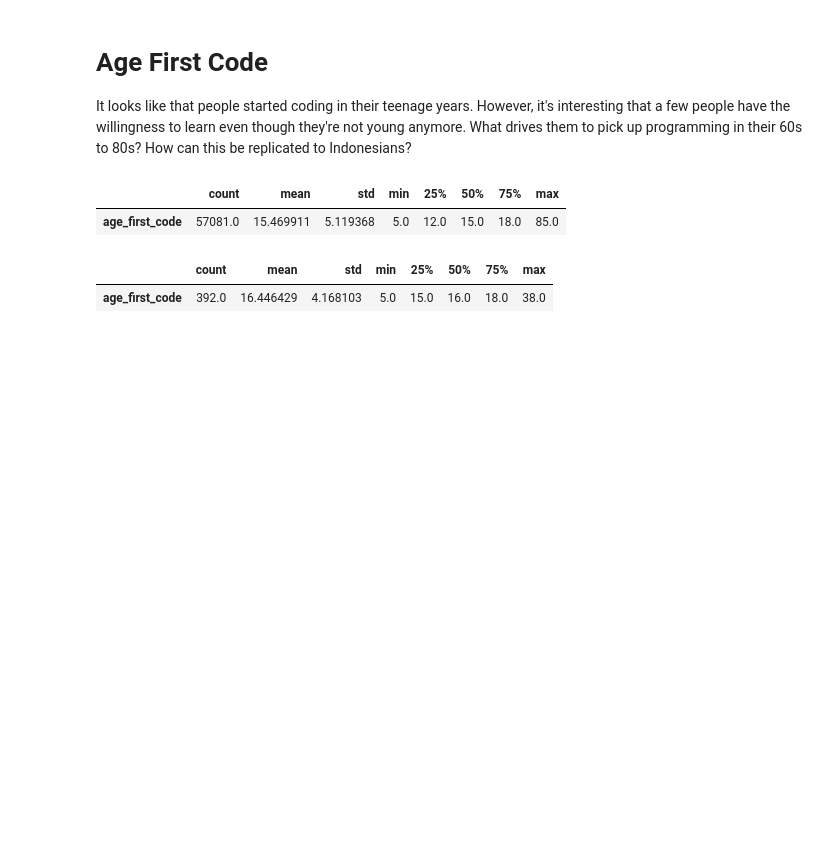
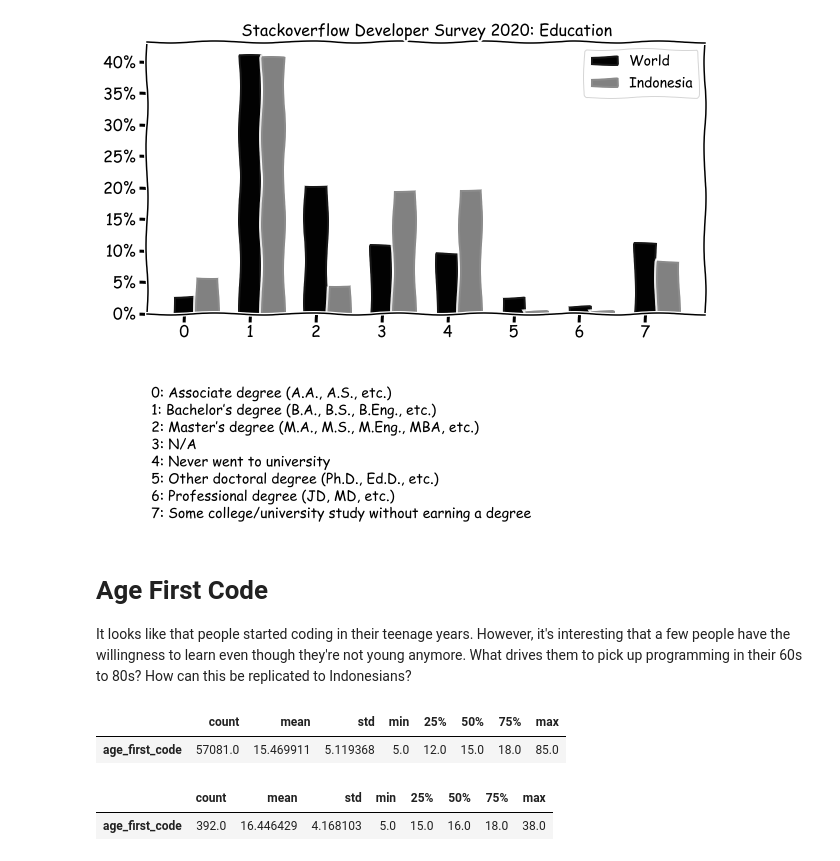
Before and after one commit to ledwindra/stackoverflow-survey, a Jupyter notebook: index.ipynb, the cells around one changed output. Drawn from its saved outputs; the diff is of its cells as text; code cells hidden in the pictures; blank space fills up the shorter version.

```diff
--- a/index.ipynb
+++ b/index.ipynb
@@ -31,3 +139,38 @@ viz.bar_chart(gender_world, gender_indonesia, 'gender', caption_x=-0.5, caption_
+# %%
+# create dataframe from education column
+educ_world = data.transform(
+    data.group_by(world, 'EdLevel', 'education'),
+    column='education',
+    is_in=[
+        'Associate degree (A.A., A.S., etc.)',
+        'Bachelor’s degree (B.A., B.S., B.Eng., etc.)',
+        'Master’s degree (M.A., M.S., M.Eng., MBA, etc.)',
+        'Other doctoral degree (Ph.D., Ed.D., etc.)',
+        'Professional degree (JD, MD, etc.)',
+        'Some college/university study without earning a degree',
+        'N/A'
+    ],
+    value='Never went to university'
+)
+educ_indonesia = data.transform(
+    data.group_by(indonesia, 'EdLevel', 'education'),
+    column='education',
+    is_in=[
+        'Associate degree (A.A., A.S., etc.)',
+        'Bachelor’s degree (B.A., B.S., B.Eng., etc.)',
+        'Master’s degree (M.A., M.S., M.Eng., MBA, etc.)',
+        'Other doctoral degree (Ph.D., Ed.D., etc.)',
+        'Professional degree (JD, MD, etc.)',
+        'Some college/university study without earning a degree',
+        'N/A'
+    ],
+    value='Never went to university'
+)
+
+# make a nice visualization thx to xkcd
+viz.bar_chart(educ_world, educ_indonesia, 'education', 'Education', caption_x=-0.5, caption_y=-0.325)
+# %% [output]
+[figure, added]
 # %% [markdown]
 # Age First Code
 
```
Also changed, not shown: parts of 19 cells of this notebook, 1 other file.
